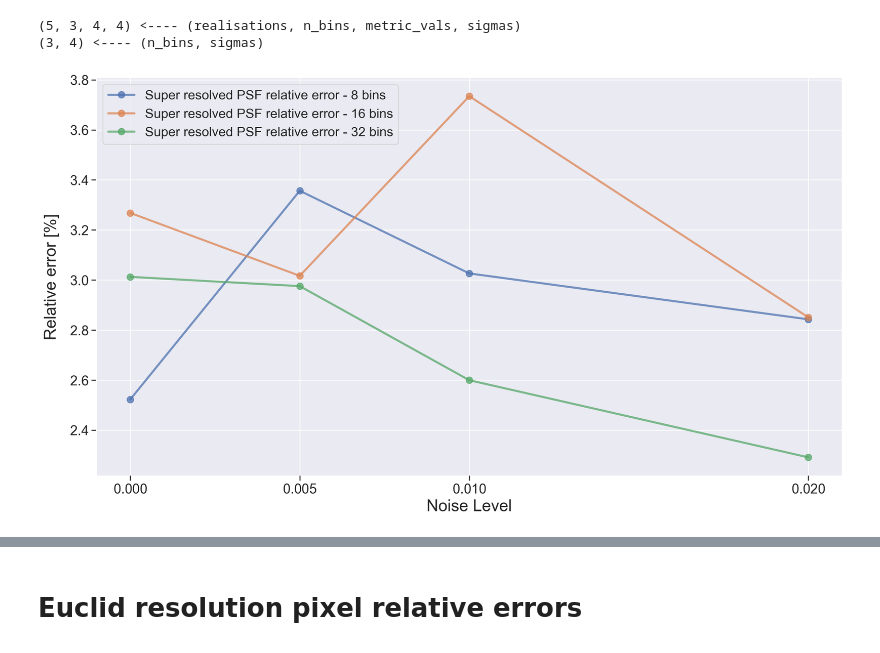
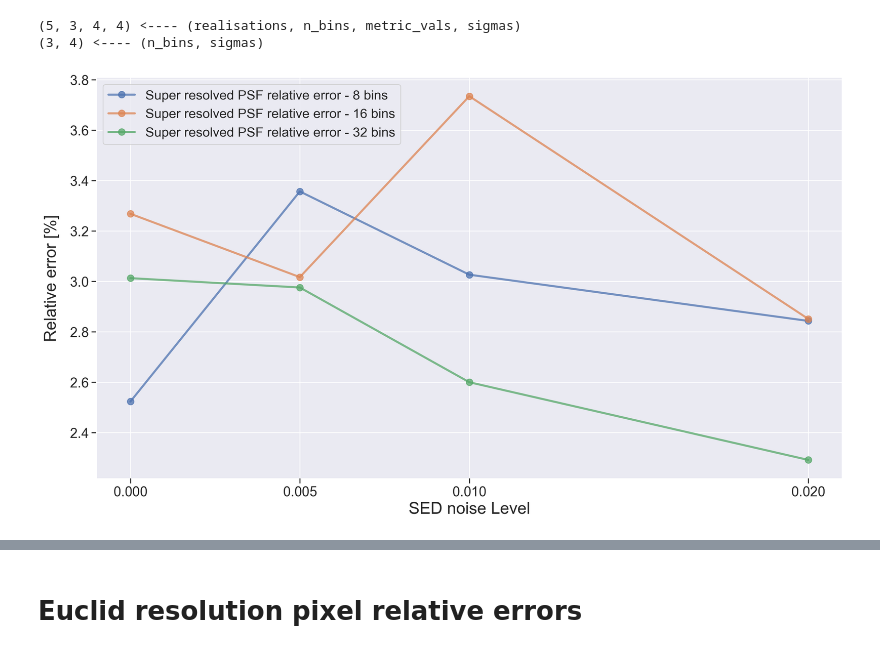
Before and after one commit to tobias-liaudat/wf-SEDs, a Jupyter notebook: interp_SED_model/notebooks/interp_model_results.ipynb, the cells around one changed output, grey strips where cells are left out. Drawn from its saved outputs; the diff is of its cells as text; code cells hidden in the pictures.

Commit message:
generate interp model results plots.

```diff
--- a/interp_SED_model/notebooks/interp_model_results.ipynb
+++ b/interp_SED_model/notebooks/interp_model_results.ipynb
@@ -56,33 +57,33 @@ fig = plt.figure(figsize=(14,8))
 ax1 = fig.add_subplot()
 
 kwargs = dict(linewidth=2.5, alpha=0.75, markersize=8)
 
 #ax1.plot(sigma_vals, polyc_rel_rmse, label='Euclid resolution PSF relative error', **kwargs)
 ax1.plot(sigma_vals, pix_rel_rmse[0,:], label='Super resolved PSF relative error - 8 bins', **kwargs)
 ax1.plot(sigma_vals, pix_rel_rmse[1,:], label='Super resolved PSF relative error - 16 bins', **kwargs)
 ax1.plot(sigma_vals, pix_rel_rmse[2,:], label='Super resolved PSF relative error - 32 bins', **kwargs)
 
 ax1.legend(prop={'size': 16})#, loc='upper right')
 
 plt.xticks(sigma_vals)
 
 
 ax1.spines['bottom'].set_visible(False)
 ax1.spines['top'].set_visible(False)
 
 ax1.xaxis.tick_bottom()
 ax1.yaxis.tick_left()
 
 
 # plt.minorticks_on()
 ax1.yaxis.major.formatter._useMathText = True
 ax1.xaxis.major.formatter._useMathText = True
 
 ax1.set_ylabel('Relative error [%]', fontsize = 20)
 ax1.yaxis.set_label_coords(-0.05,0.5, transform=ax1.transAxes)
-ax1.set_xlabel('Noise Level', fontsize = 20)
+ax1.set_xlabel('SED noise Level', fontsize = 20)
 
-#plt.savefig(saving_folder + 'SR_PixRMSE_vs_NbStars.pdf')
+#plt.savefig(saving_folder + 'SR_RMSE_vs_Sigma_interp_models.pdf')
 plt.show()
 # %% [output]
-[figure, old version]
+[figure, new version]
```
Also changed, not shown: parts of 2 cells of this notebook, 2 other files.
